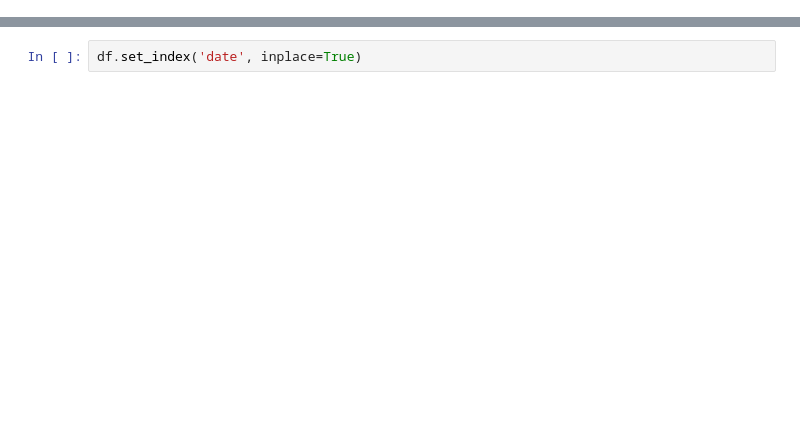
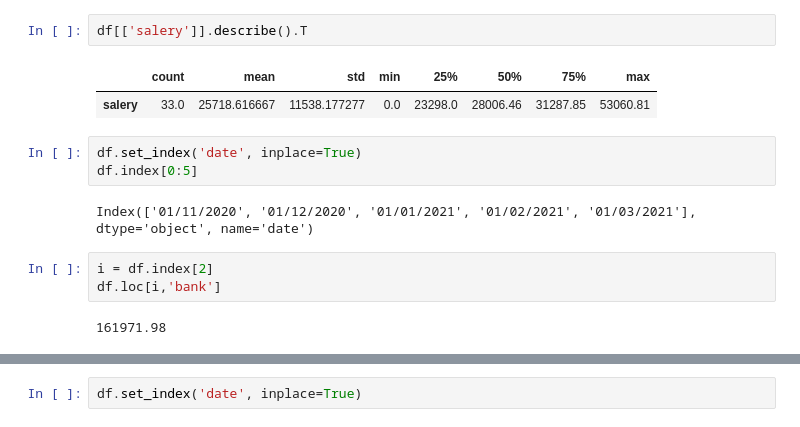
Before and after one commit to sagi778/data_explorer, a Jupyter notebook: research_file.ipynb, the cells around one changed output, grey strips where cells are left out. Drawn from its saved outputs; the diff is of its cells as text; blank space fills up the shorter version.

```diff
--- a/research_file.ipynb
+++ b/research_file.ipynb
@@ -13,0 +24,15 @@ df.head()
+# %%
+df[['salery']].describe().T
+# %% [output]
+|  | count | mean | std | min | 25% | 50% | 75% | max |
+| salery | 33.0 | 25718.616667 | 11538.177277 | 0.0 | 23298.0 | 28006.46 | 31287.85 | 53060.81 |
+# %%
+df.set_index('date', inplace=True)
+df.index[0:5]
+# %% [output]
+Index(['01/11/2020', '01/12/2020', '01/01/2021', '01/02/2021', '01/03/2021'], dtype='object', name='date')
+# %%
+i = df.index[2]
+df.loc[i,'bank']
+# %% [output]
+161971.98
```
Also changed, not shown: parts of 7 cells of this notebook, 3 other files.
